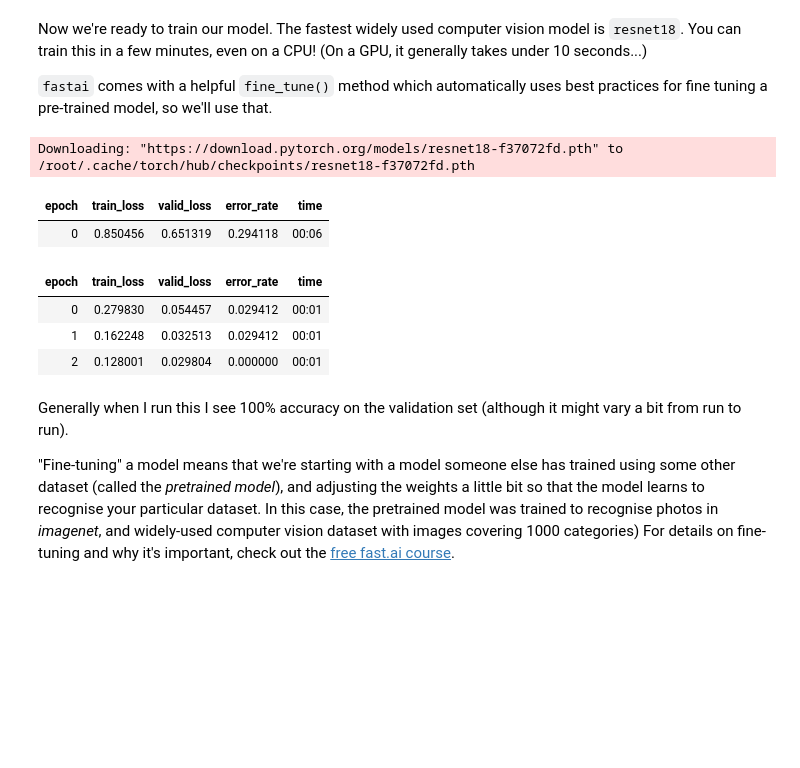
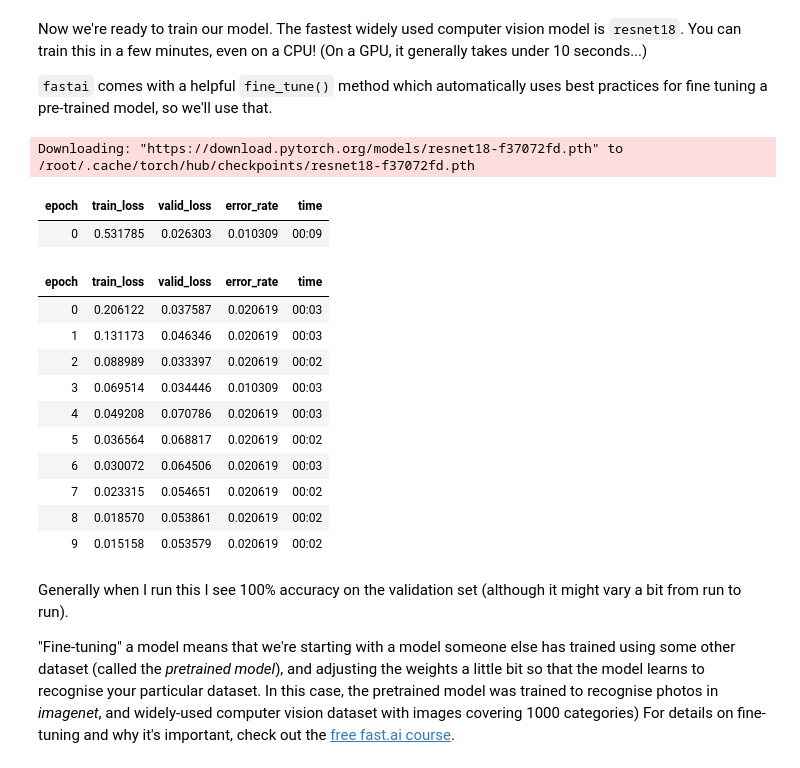
Before and after one commit to 0tt049/fast-ai-lessons, a Jupyter notebook: is-it-a-bird-creating-a-model-from-your-own-data.ipynb, the cells around one changed output. Cells and saved outputs as stored; diff of their text form; code cells hidden in the pictures; blank space fills up the shorter version.

```diff
--- a/is-it-a-bird-creating-a-model-from-your-own-data.ipynb
+++ b/is-it-a-bird-creating-a-model-from-your-own-data.ipynb
@@ -74,8 +92,8 @@ Searching for 'forest photos'
 # %% [markdown]
 Our searches seem to be giving reasonable results, so let's grab a few examples of each of "bird" and "forest" photos, and save each group of photos to a different folder (I'm also trying to grab a range of lighting conditions here):
 # %%
-searches = 'forest','bird'
-path = Path('bird_or_not')
+searches = 'poodle','corgi'
+path = Path('corgi_or_not')
 from time import sleep
 
 for o in searches:
@@ -147,15 +165,22 @@ Now we're ready to train our model. The fastest widely used computer vision mode
 `fastai` comes with a helpful `fine_tune()` method which automatically uses best practices for fine tuning a pre-trained model, so we'll use that.
 # %%
 learn = vision_learner(dls, resnet18, metrics=error_rate)
-learn.fine_tune(3)
+learn.fine_tune(10)
 # %% [output]
 Downloading: "https://download.pytorch.org/models/resnet18-f37072fd.pth" to /root/.cache/torch/hub/checkpoints/resnet18-f37072fd.pth
 | epoch | train_loss | valid_loss | error_rate | time |
-| 0 | 0.850456 | 0.651319 | 0.294118 | 00:06 |
+| 0 | 0.531785 | 0.026303 | 0.010309 | 00:09 |
 | epoch | train_loss | valid_loss | error_rate | time |
-| 0 | 0.279830 | 0.054457 | 0.029412 | 00:01 |
-| 1 | 0.162248 | 0.032513 | 0.029412 | 00:01 |
-| 2 | 0.128001 | 0.029804 | 0.000000 | 00:01 |
+| 0 | 0.206122 | 0.037587 | 0.020619 | 00:03 |
+| 1 | 0.131173 | 0.046346 | 0.020619 | 00:03 |
+| 2 | 0.088989 | 0.033397 | 0.020619 | 00:02 |
+| 3 | 0.069514 | 0.034446 | 0.010309 | 00:03 |
+| 4 | 0.049208 | 0.070786 | 0.020619 | 00:03 |
+| 5 | 0.036564 | 0.068817 | 0.020619 | 00:02 |
+| 6 | 0.030072 | 0.064506 | 0.020619 | 00:03 |
+| 7 | 0.023315 | 0.054651 | 0.020619 | 00:02 |
+| 8 | 0.018570 | 0.053861 | 0.020619 | 00:02 |
+| 9 | 0.015158 | 0.053579 | 0.020619 | 00:02 |
 # %% [markdown]
 Generally when I run this I see 100% accuracy on the validation set (although it might vary a bit from run to run).
 
```
Also changed, not shown: parts of 9 cells of this notebook.
